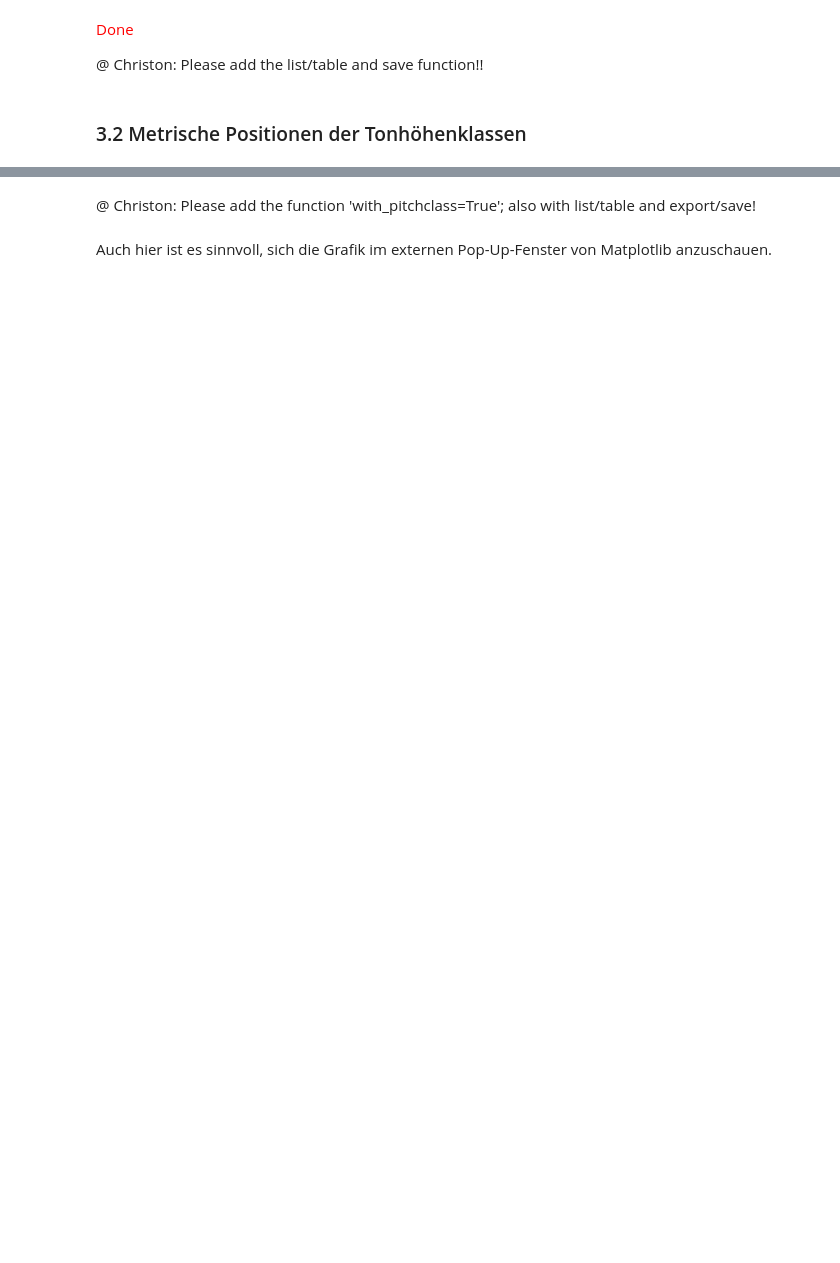
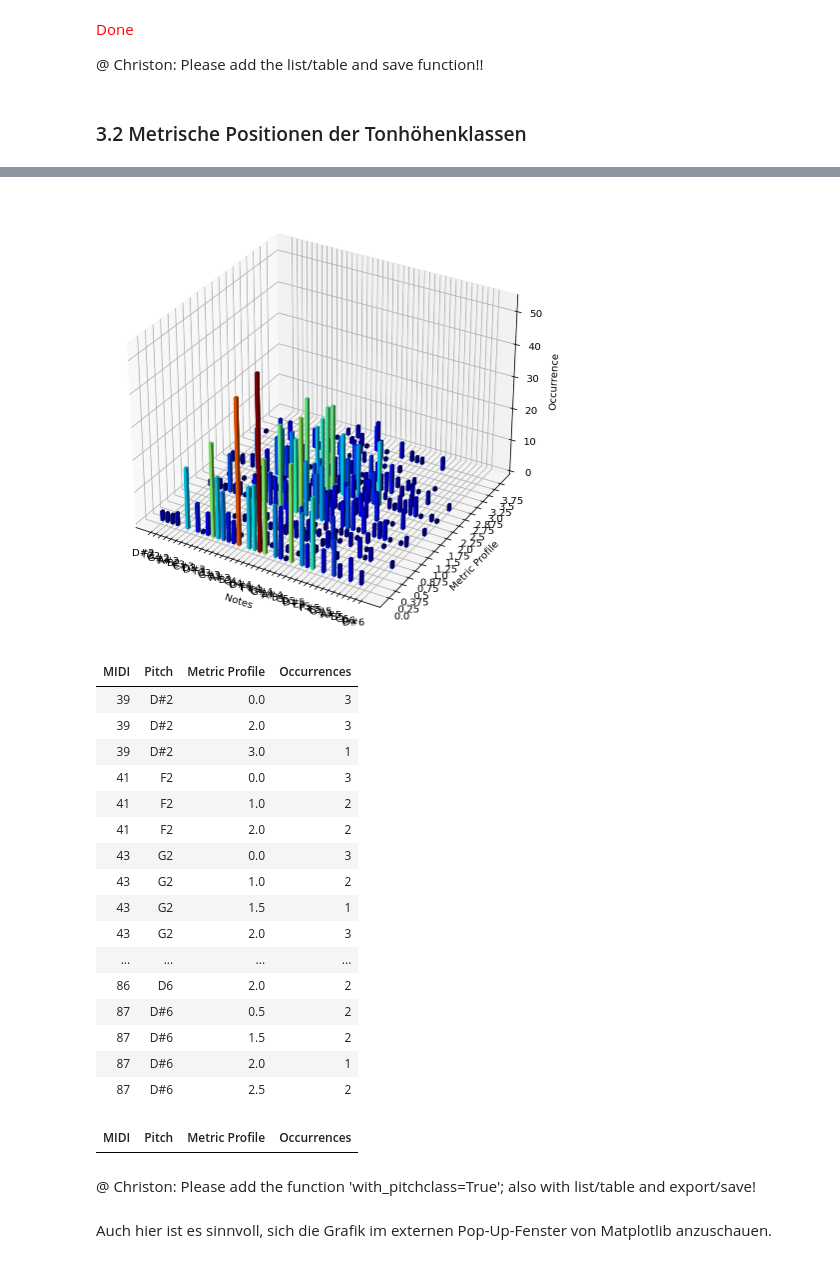
Before and after one commit to Christon-Ragavan/CAMAT, a Jupyter notebook: music_xml_parser/ipynb/15_CAMAT_Basics_Part2_Statistics_neu.ipynb, the cells around one changed output, grey strips where cells are left out. Cells and saved outputs as stored; diff of their text form; code cells hidden in the pictures; blank space fills up the shorter version.

```diff
--- a/music_xml_parser/ipynb/15_CAMAT_Basics_Part2_Statistics_neu.ipynb
+++ b/music_xml_parser/ipynb/15_CAMAT_Basics_Part2_Statistics_neu.ipynb
@@ -442,15 +683,47 @@ mp.utils.export_as_csv(data=dur_p_hist,
 # %%
-metric_profile_p_hist = mp.analyse.metric_profile(m_df, with_pitch=True, do_plot=True)
-
+metric_profile_p_hist = mp.analyse.metric_profile(m_df, plot_with='Pitch', do_plot=True)
 mp.utils.export_as_csv(data=metric_profile_p_hist,
                        columns=['MIDI', 'Pitch','Metric Profile','Occurrences'],
                        save_file_name ='metric_profile_hist.csv',
                        do_save=False,
                        do_print=True,
                        do_return_pd=False,
                        sep=';',
                        index=False,
                        header=True)
+# %% [output]
+[figure, added]
+| MIDI | Pitch | Metric Profile | Occurrences |
+| 39 | D#2 | 0.0 | 3 |
+| 39 | D#2 | 2.0 | 3 |
+| 39 | D#2 | 3.0 | 1 |
+| 41 | F2 | 0.0 | 3 |
+| 41 | F2 | 1.0 | 2 |
+| 41 | F2 | 2.0 | 2 |
+| 43 | G2 | 0.0 | 3 |
+| 43 | G2 | 1.0 | 2 |
+| 43 | G2 | 1.5 | 1 |
+| 43 | G2 | 2.0 | 3 |
+| ... | ... | ... | ... |
+| 86 | D6 | 2.0 | 2 |
+| 87 | D#6 | 0.5 | 2 |
+| 87 | D#6 | 1.5 | 2 |
+| 87 | D#6 | 2.0 | 1 |
+| 87 | D#6 | 2.5 | 2 |
+# %%
+metric_profile_p_hist = mp.analyse.metric_profile(m_df, plot_with='PitchClass', do_plot=True)
+
+mp.utils.export_as_csv(data=metric_profile_p_hist,
+                       columns=['MIDI', 'Pitch','Metric Profile','Occurrences'],
+                       save_file_name ='metric_profile_hist.csv',
+                       do_save=False,
+                       do_print=True,
+                       do_return_pd=False,
+                       sep=';',
+                       index=False,
+                       header=True)
+# %% [output]
+| MIDI | Pitch | Metric Profile | Occurrences |
 # %% [markdown]
 @ Christon: Please add the function 'with_pitchclass=True'; also with list/table and export/save!
 # %% [markdown]
```
Also changed, not shown: parts of 29 cells of this notebook, 5 other files.
